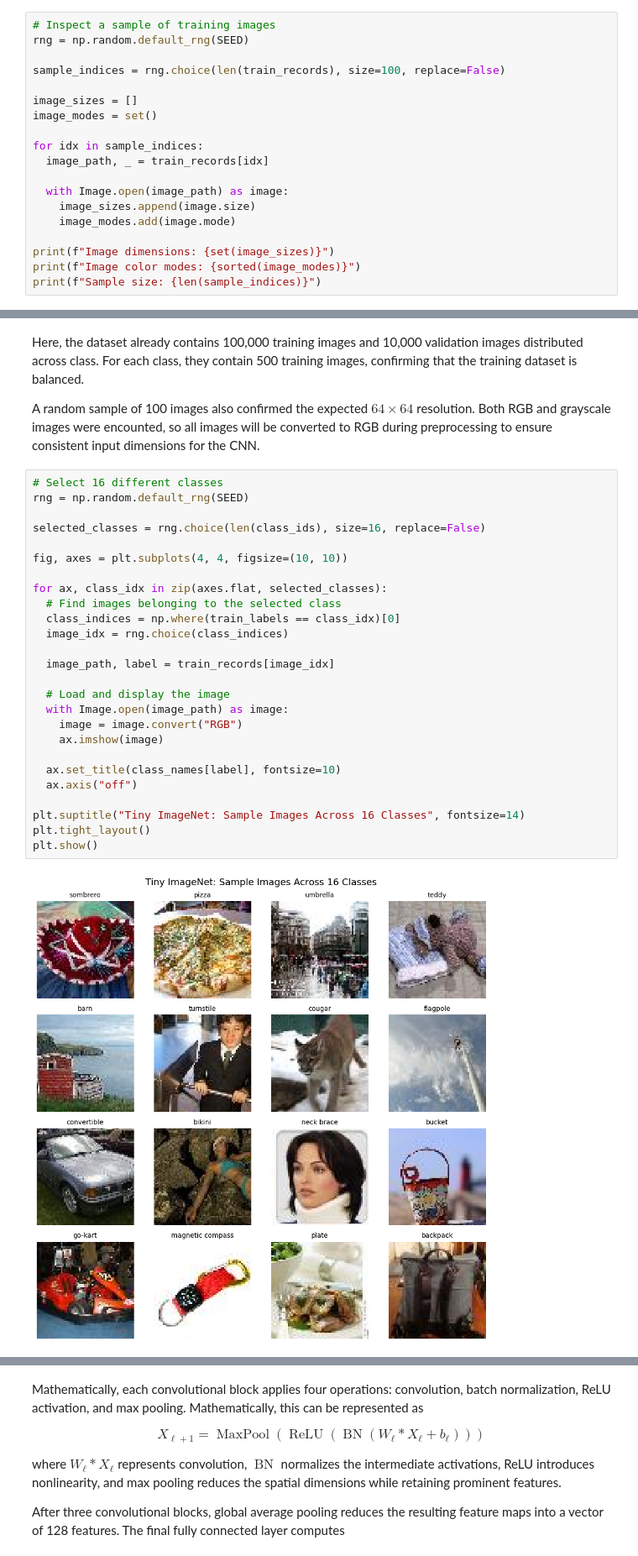
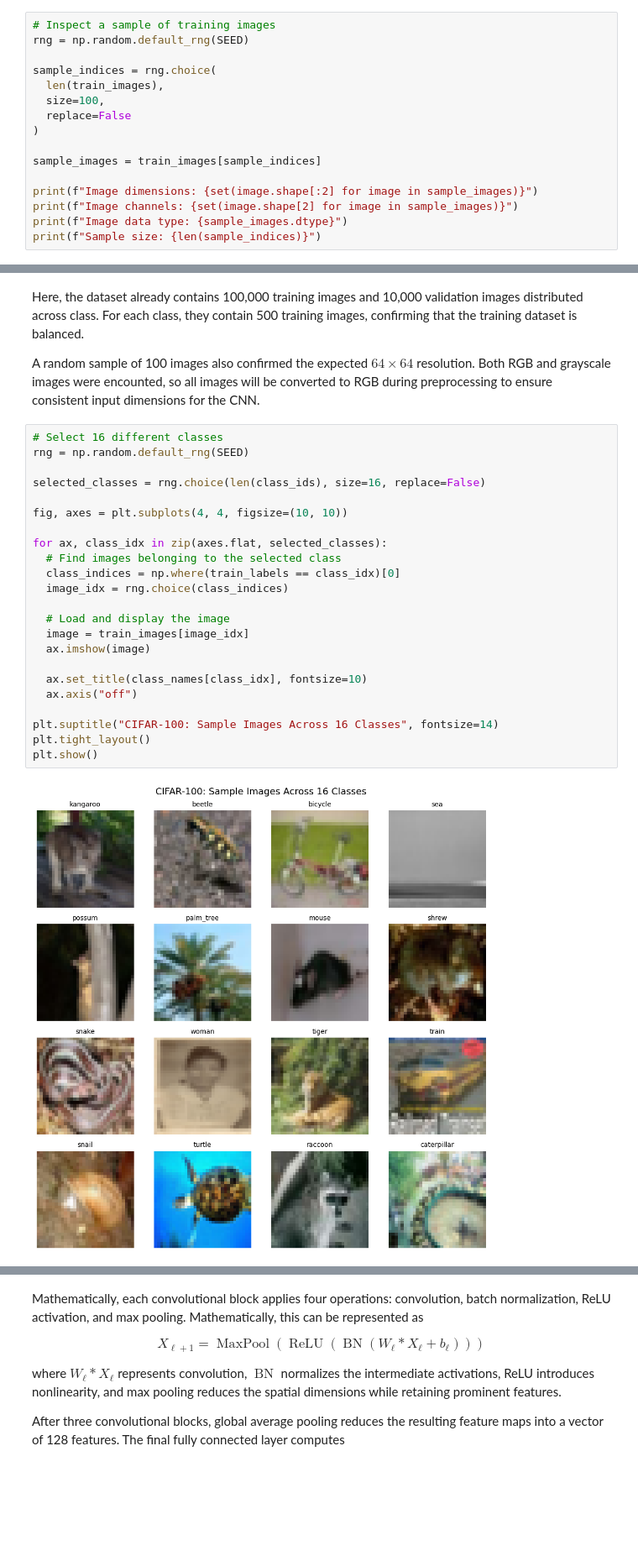
Before and after one commit to CandidoS391/Machine-Learning-Optimization-Initialization, a Jupyter notebook: large_minibatch_sgd.ipynb, the cells around one changed output, grey strips where cells are left out. Shown at 84% size. Cells and saved outputs as stored; diff of their text form; blank space fills up the shorter version.

```diff
--- a/large_minibatch_sgd.ipynb
+++ b/large_minibatch_sgd.ipynb
@@ -210,19 +210,16 @@ Training images per class: 500–500
 # Inspect a sample of training images
 rng = np.random.default_rng(SEED)
 
-sample_indices = rng.choice(len(train_records), size=100, replace=False)
+sample_indices = rng.choice(
+  len(train_images),
+  size=100,
+  replace=False
+)
 
-image_sizes = []
-image_modes = set()
+sample_images = train_images[sample_indices]
 
-for idx in sample_indices:
-  image_path, _ = train_records[idx]
-
-  with Image.open(image_path) as image:
-    image_sizes.append(image.size)
-    image_modes.add(image.mode)
-
-print(f"Image dimensions: {set(image_sizes)}")
-print(f"Image color modes: {sorted(image_modes)}")
+print(f"Image dimensions: {set(image.shape[:2] for image in sample_images)}")
+print(f"Image channels: {set(image.shape[2] for image in sample_images)}")
+print(f"Image data type: {sample_images.dtype}")
 print(f"Sample size: {len(sample_indices)}")
 # %% [output]
@@ -236,29 +234,26 @@ A random sample of 100 images also confirmed the expected $64 \times 64$ resolut
 # %%
 # Select 16 different classes
 rng = np.random.default_rng(SEED)
 
 selected_classes = rng.choice(len(class_ids), size=16, replace=False)
 
 fig, axes = plt.subplots(4, 4, figsize=(10, 10))
 
 for ax, class_idx in zip(axes.flat, selected_classes):
   # Find images belonging to the selected class
   class_indices = np.where(train_labels == class_idx)[0]
   image_idx = rng.choice(class_indices)
 
-  image_path, label = train_records[image_idx]
+  # Load and display the image
+  image = train_images[image_idx]
+  ax.imshow(image)
 
-  # Load and display the image
-  with Image.open(image_path) as image:
-    image = image.convert("RGB")
-    ax.imshow(image)
-
-  ax.set_title(class_names[label], fontsize=10)
+  ax.set_title(class_names[class_idx], fontsize=10)
   ax.axis("off")
 
-plt.suptitle("Tiny ImageNet: Sample Images Across 16 Classes", fontsize=14)
+plt.suptitle("CIFAR-100: Sample Images Across 16 Classes", fontsize=14)
 plt.tight_layout()
 plt.show()
 # %% [output]
-[figure, old version]
+[figure, new version]
 # %% [markdown]
```
Also changed, not shown: parts of 48 cells of this notebook.
